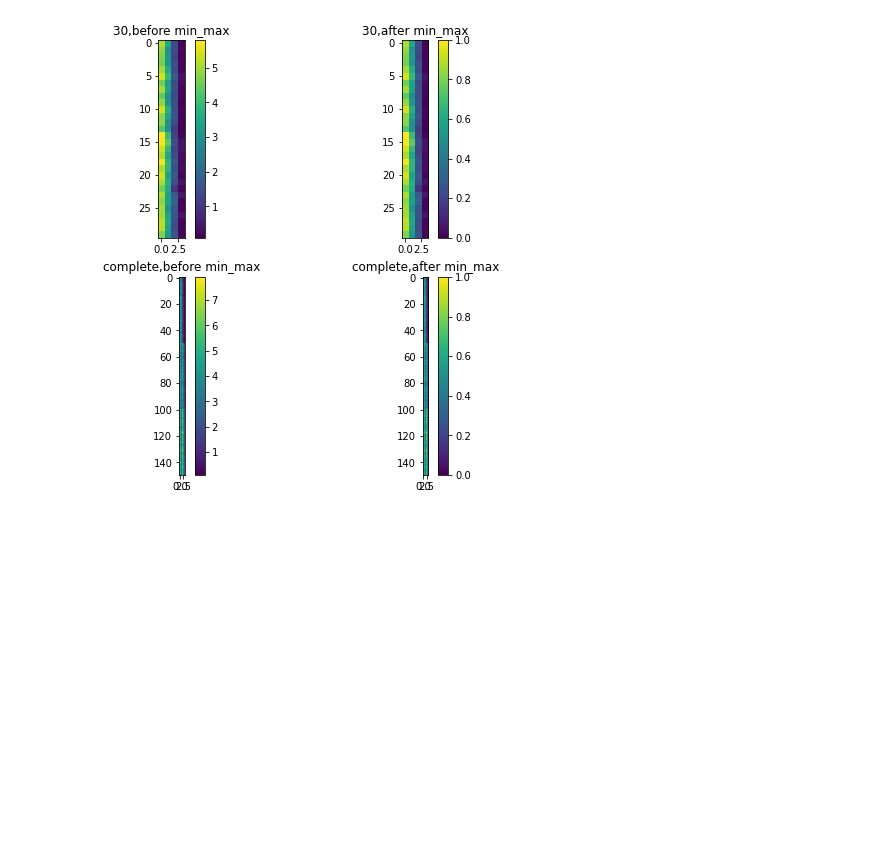
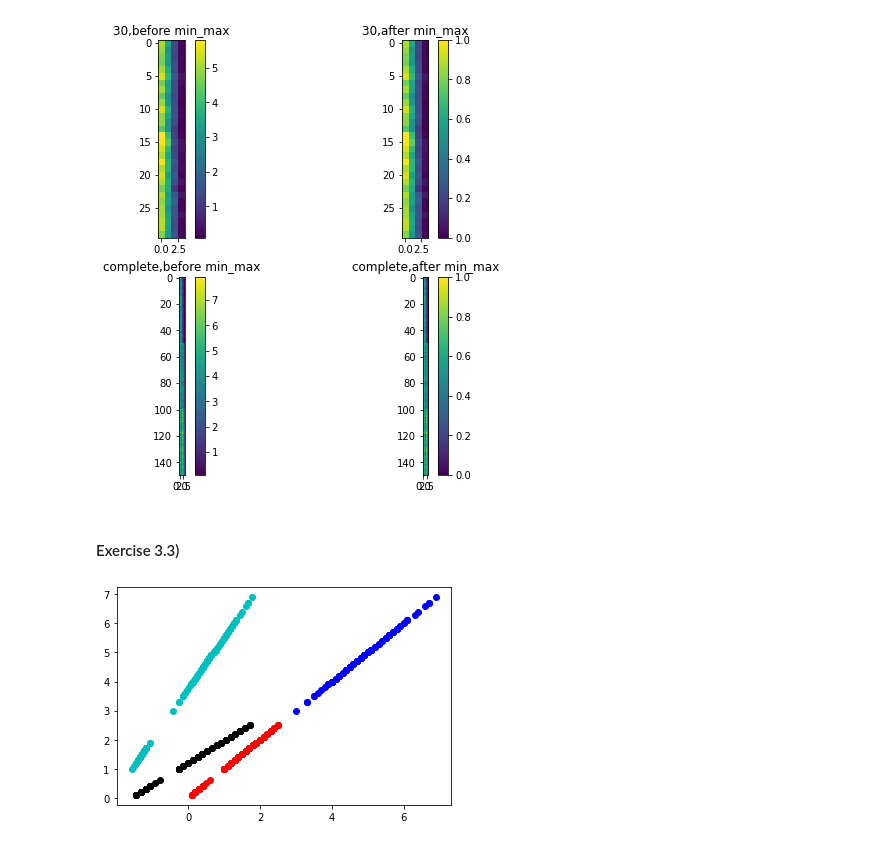
Before and after one commit to Aterior/bug-free-octo-bassoon, a Jupyter notebook: Jupyter-Notebooks/ML-Aufgabe1.ipynb, the cells around one changed output. Drawn from its saved outputs; the diff is of its cells as text; code cells hidden in the pictures; blank space fills up the shorter version.

Commit message:
Update ML-Aufgabe1.ipynb
Added: compare_iris_scatter()
Question: How are we suppossed to scatter?

```diff
--- a/Jupyter-Notebooks/ML-Aufgabe1.ipynb
+++ b/Jupyter-Notebooks/ML-Aufgabe1.ipynb
@@ -115,3 +113,27 @@ def compare_iris_data2d():
 compare_iris_data2d()
 # %% [output]
 [figure]
+# %% [markdown]
+#### Exercise 3.3)
+# %%
+# https://www.geeksforgeeks.org/matplotlib-pyplot-scatter-in-python/ helped with understanding the scatter function
+def compare_iris_scatter():
+    iris=datasets.load_iris()
+    s_length=(iris.data[:,2:3])
+    s_width=(iris.data[:,3:4])
+    zs_length=zscore(iris.data[:,2:3])
+    zs_width=zscore(iris.data[:,3:4])
+
+    #Wie sollen wir was worauf scattern?? Habe mal 2 Sachen ausprobiert.
+
+    #plt.scatter(s_length,zs_length,c="b")
+    #plt.scatter(s_width,zs_width,c="r")
+    plt.scatter(s_length,iris.data[:,2:3],c="b")
+    plt.scatter(zs_length,iris.data[:,2:3],c="c")
+    plt.scatter(s_width,iris.data[:,3:4],c="r")
+    plt.scatter(zs_width,iris.data[:,3:4],c="k")
+    plt.show()
+# %%
+compare_iris_scatter()
+# %% [output]
+[figure, added]
```
Also changed, not shown: parts of 15 cells of this notebook.
